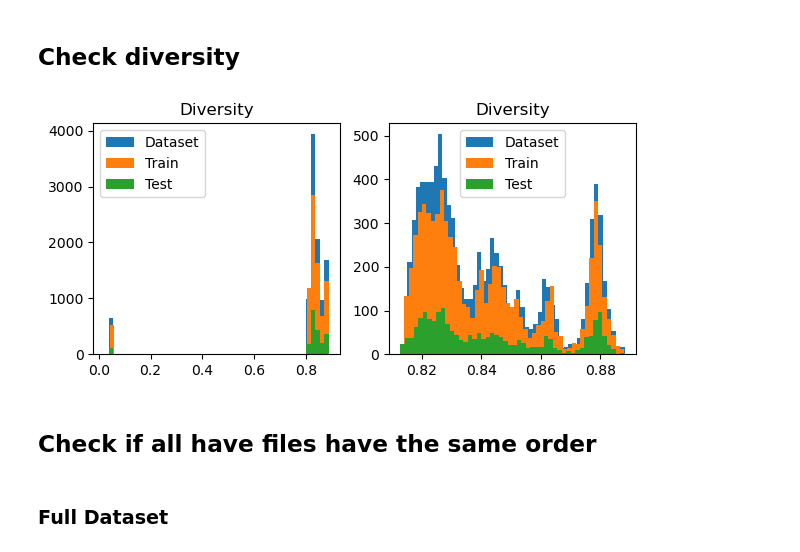
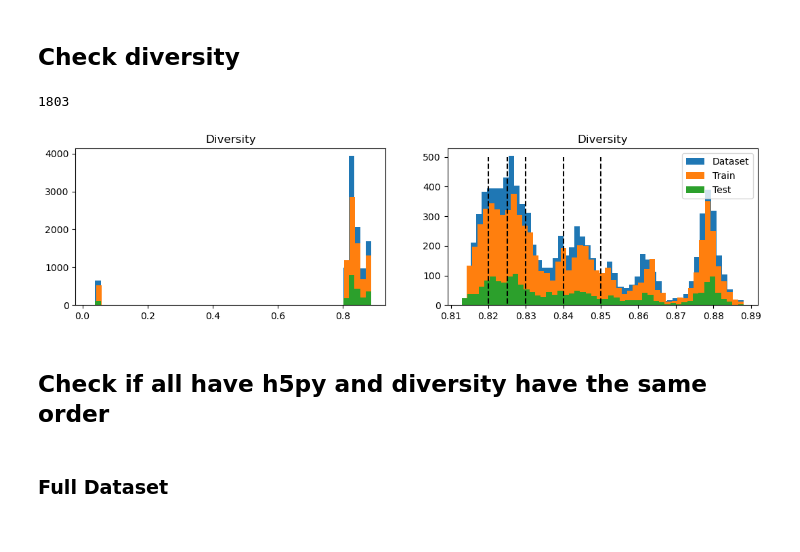
Before and after one commit to stepp1/protera-stability, a Jupyter notebook: parallel-synthesis/experiments/exploration_splits.ipynb, the cells around one changed output. Saved outputs shown, nothing was run; the diff lists cells and outputs as text; code cells hidden in the pictures.

Commit message:
adding exploration about train/val/test and random/diversity

```diff
--- a/parallel-synthesis/experiments/exploration_splits.ipynb
+++ b/parallel-synthesis/experiments/exploration_splits.ipynb
@@ -55,26 +52,31 @@ from torch.utils.data import SubsetRandomSampler
 diversity_dset = pd.read_csv(base_path / "stability_diversity.csv")
 diversity_train = pd.read_csv(base_path / "stability_train_diversity.csv")
 diversity_test = pd.read_csv(base_path / "stability_test_diversity.csv")
+# %%
+(diversity_train_sorted.diversity > 0.86).sum()
+# %% [output]
+1803
 # %%
 diversity_dset_sorted = diversity_dset.sort_values(by="diversity", ascending=True)
 diversity_train_sorted = diversity_train.sort_values(by="diversity", ascending=True)
 diversity_test_sorted = diversity_test.sort_values(by="diversity", ascending=True)
 
-f, axs = plt.subplots(ncols=2, figsize=(7,3))
+f, axs = plt.subplots(ncols=2, figsize=(13,3))
 
 axs[0].hist(diversity_dset_sorted.diversity, bins=50, label="Dataset")
-axs[0].hist(df_train_sorted.diversity, bins=50, label="Train")
-axs[0].hist(df_test_sorted.diversity, bins=50, label="Test")
+axs[0].hist(diversity_train_sorted.diversity, bins=50, label="Train")
+axs[0].hist(diversity_test_sorted.diversity, bins=50, label="Test")
 axs[0].set_title("Diversity")
-axs[0].legend()
+# axs[0].legend()
 
 axs[1].hist(diversity_dset_sorted.diversity[1000:], bins=50, label="Dataset")
-axs[1].hist(df_train_sorted.diversity[700:], bins=50, label="Train")
-axs[1].hist(df_test_sorted.diversity[150:], bins=50, label="Test")
+axs[1].hist(diversity_train_sorted.diversity[700:], bins=50, label="Train")
+axs[1].hist(diversity_test_sorted.diversity[150:], bins=50, label="Test")
+axs[1].vlines([0.82, 0.825, 0.83, 0.84, 0.85], 5, 500, linestyles="dashed")
 axs[1].set_title("Diversity")
-axs[1].legend()
+axs[1].legend(loc=1)
 plt.show()
 # %% [output]
-[figure, old version]
+[figure, new version]
 # %% [markdown]
-## Check if all have files have the same order
+## Check if all have h5py and diversity have the same order
```
Also changed, not shown: parts of 25 cells of this notebook.
